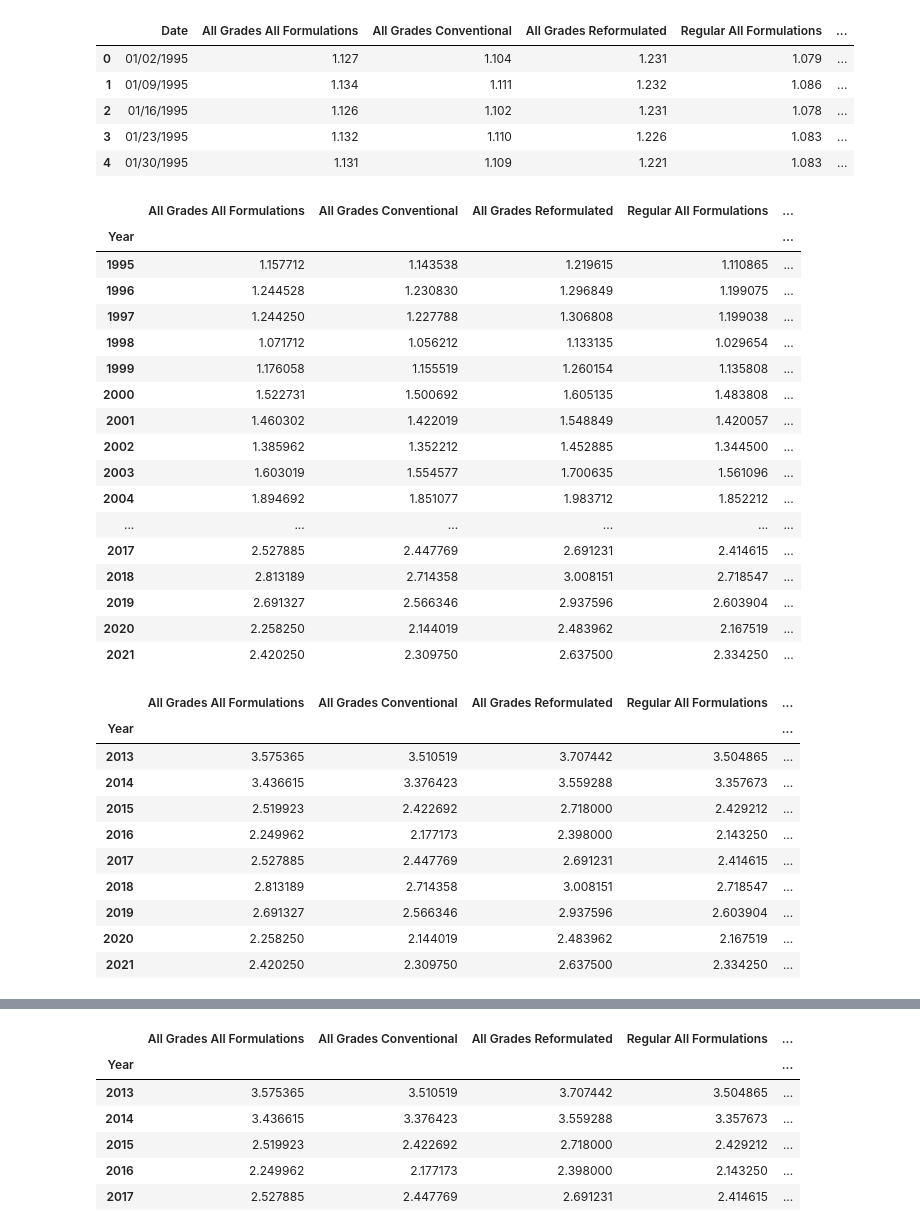
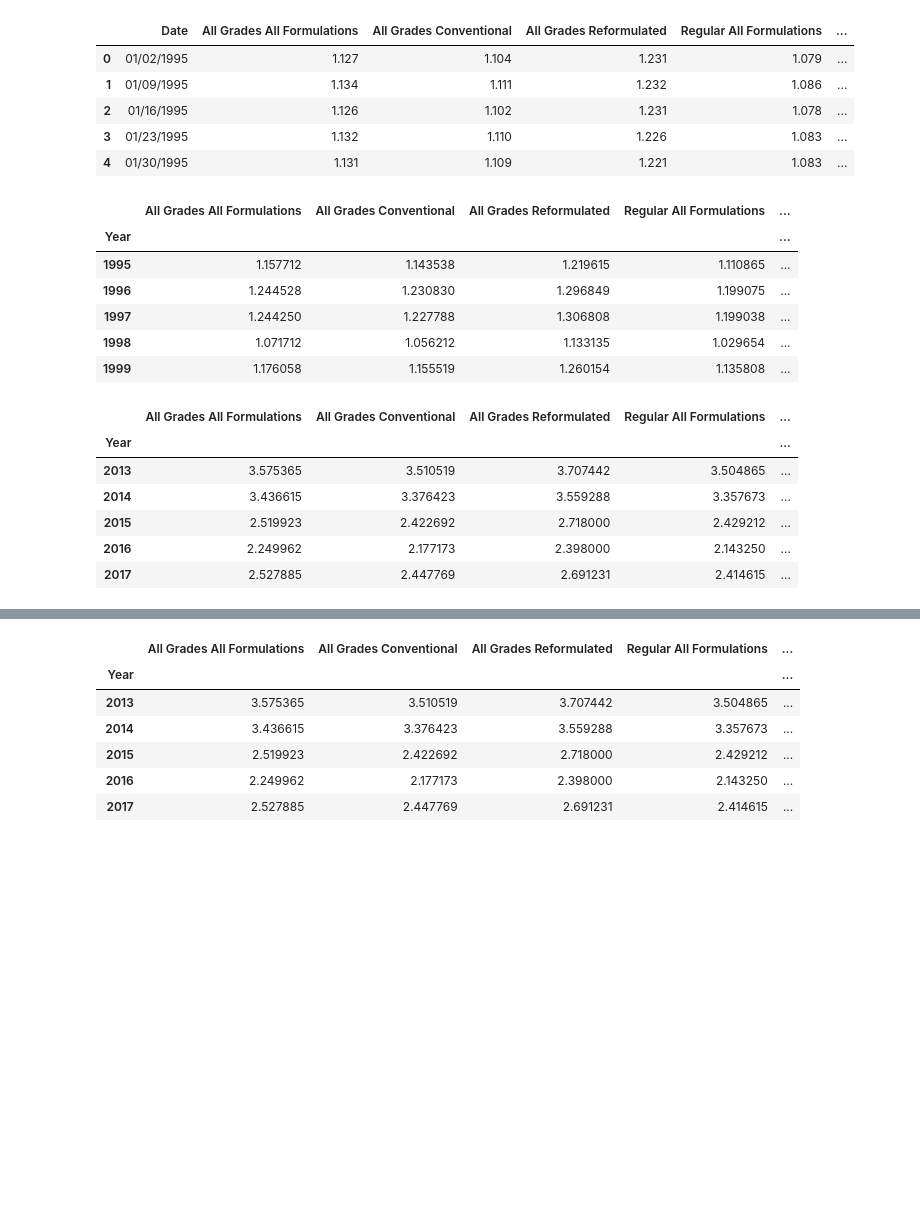
Before and after one commit to JessePRN/Project2Team7, a Jupyter notebook: us_fuel_prices_etl-Yi.ipynb, the cells around one changed output, grey strips where cells are left out. Saved outputs shown, nothing was run; the diff lists cells and outputs as text; code cells hidden in the pictures; blank space fills up the shorter version.

```diff
--- a/us_fuel_prices_etl-Yi.ipynb
+++ b/us_fuel_prices_etl-Yi.ipynb
@@ -67,32 +60,21 @@ gas_prices_df.head()
 # %%
 #average all the gas prices by the year via groupby
 avg_annual_gas = gas_prices_df.groupby(['Year']).mean()
 
-avg_annual_gas
+avg_annual_gas.head(5)
 # %% [output]
 |  | All Grades All Formulations | All Grades Conventional | All Grades Reformulated | Regular All Formulations | ... |
 | Year |  |  |  |  | ... |
 | 1995 | 1.157712 | 1.143538 | 1.219615 | 1.110865 | ... |
 | 1996 | 1.244528 | 1.230830 | 1.296849 | 1.199075 | ... |
 | 1997 | 1.244250 | 1.227788 | 1.306808 | 1.199038 | ... |
 | 1998 | 1.071712 | 1.056212 | 1.133135 | 1.029654 | ... |
 | 1999 | 1.176058 | 1.155519 | 1.260154 | 1.135808 | ... |
-| 2000 | 1.522731 | 1.500692 | 1.605135 | 1.483808 | ... |
-| 2001 | 1.460302 | 1.422019 | 1.548849 | 1.420057 | ... |
-| 2002 | 1.385962 | 1.352212 | 1.452885 | 1.344500 | ... |
-| 2003 | 1.603019 | 1.554577 | 1.700635 | 1.561096 | ... |
-| 2004 | 1.894692 | 1.851077 | 1.983712 | 1.852212 | ... |
-| ... | ... | ... | ... | ... | ... |
-| 2017 | 2.527885 | 2.447769 | 2.691231 | 2.414615 | ... |
-| 2018 | 2.813189 | 2.714358 | 3.008151 | 2.718547 | ... |
-| 2019 | 2.691327 | 2.566346 | 2.937596 | 2.603904 | ... |
-| 2020 | 2.258250 | 2.144019 | 2.483962 | 2.167519 | ... |
-| 2021 | 2.420250 | 2.309750 | 2.637500 | 2.334250 | ... |
 # %%
 #isolating the years of interest to match with the mpg dataset
 avg_gas_price = avg_annual_gas.loc[2013:]
 
-avg_gas_price
+avg_gas_price.head(5)
 # %% [output]
 |  | All Grades All Formulations | All Grades Conventional | All Grades Reformulated | Regular All Formulations | ... |
 | Year |  |  |  |  | ... |
@@ -101,10 +83,6 @@ avg_gas_price
 | 2015 | 2.519923 | 2.422692 | 2.718000 | 2.429212 | ... |
 | 2016 | 2.249962 | 2.177173 | 2.398000 | 2.143250 | ... |
 | 2017 | 2.527885 | 2.447769 | 2.691231 | 2.414615 | ... |
-| 2018 | 2.813189 | 2.714358 | 3.008151 | 2.718547 | ... |
-| 2019 | 2.691327 | 2.566346 | 2.937596 | 2.603904 | ... |
-| 2020 | 2.258250 | 2.144019 | 2.483962 | 2.167519 | ... |
-| 2021 | 2.420250 | 2.309750 | 2.637500 | 2.334250 | ... |
 # %%
 # file path
 path = "complete_us_fuel_economy/"
```
Also changed, not shown: parts of 12 cells of this notebook.
